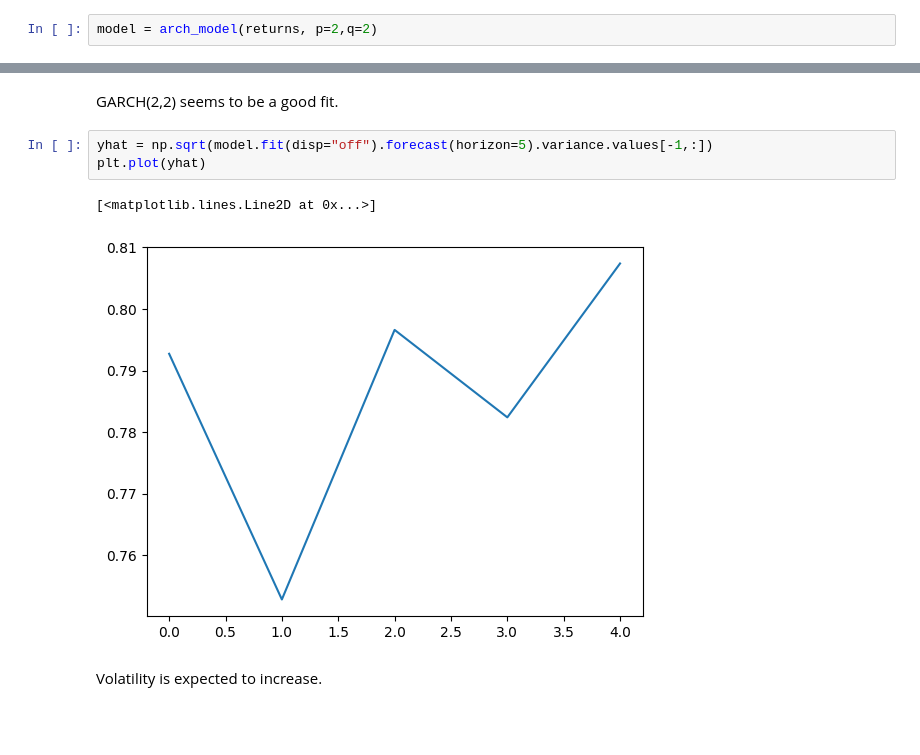
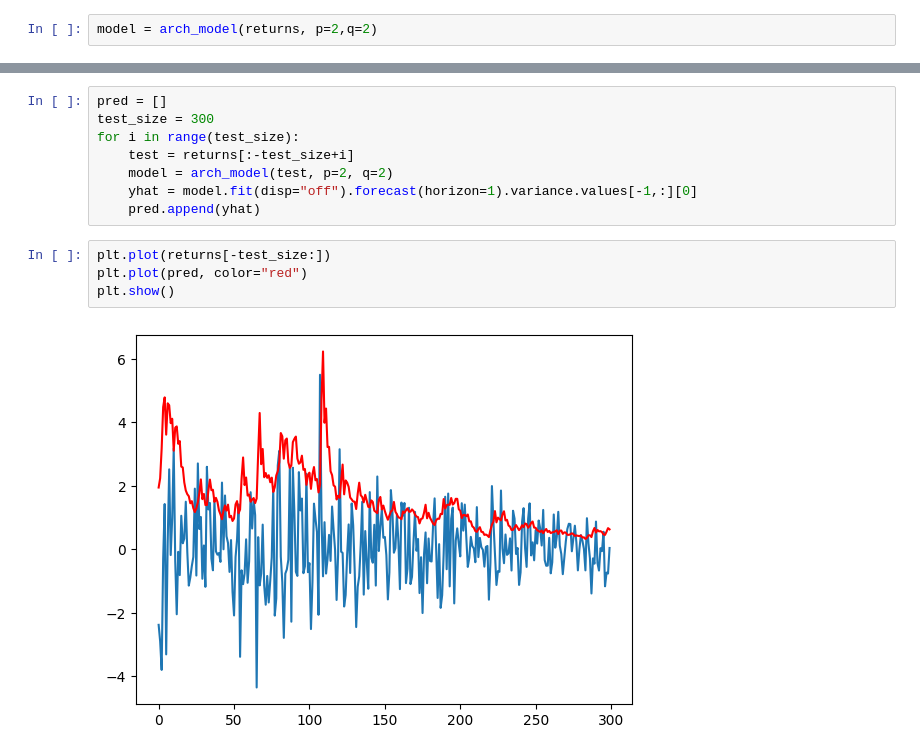
Before and after one commit to junyoung-sim/garch, a Jupyter notebook: demo.ipynb, the cells around one changed output, grey strips where cells are left out. Drawn from its saved outputs; the diff is of its cells as text; blank space fills up the shorter version.

```diff
--- a/demo.ipynb
+++ b/demo.ipynb
@@ -145,13 +143,17 @@ Volatility Model
 | beta[1] | 0.2028 | 0.202 | 1.004 | 0.315 | [ -0.193, 0.599] |
 | beta[2] | 0.5455 | 0.180 | 3.030 | 2.446e-03 | [ 0.193, 0.898] |
 Covariance estimator: robust
-# %% [markdown]
-GARCH(2,2) seems to be a good fit.
-# %%
-yhat = np.sqrt(model.fit(disp="off").forecast(horizon=5).variance.values[-1,:])
-plt.plot(yhat)
-# %% [output]
-[<matplotlib.lines.Line2D at 0x...>]
-[figure, removed]
-# %% [markdown]
-Volatility is expected to increase.
+# %%
+pred = []
+test_size = 300
+for i in range(test_size):
+    test = returns[:-test_size+i]
+    model = arch_model(test, p=2, q=2)
+    yhat = model.fit(disp="off").forecast(horizon=1).variance.values[-1,:][0]
+    pred.append(yhat)
+# %%
+plt.plot(returns[-test_size:])
+plt.plot(pred, color="red")
+plt.show()
+# %% [output]
+[figure, added]
```
Also changed, not shown: parts of 3 cells of this notebook, 3 other files.
